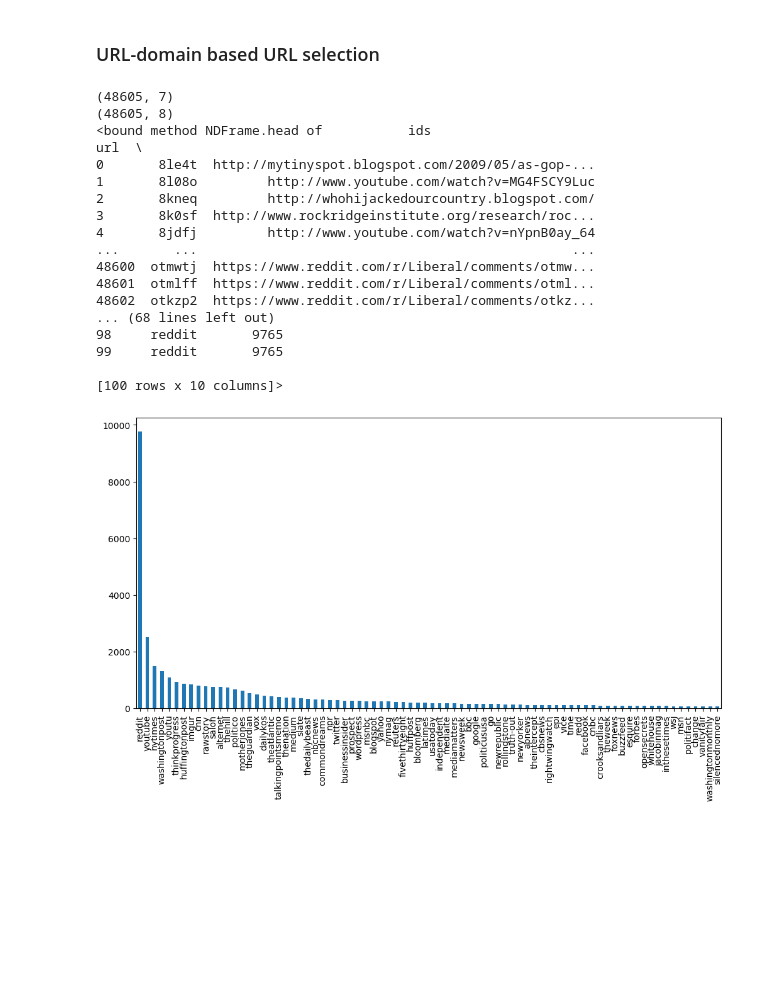
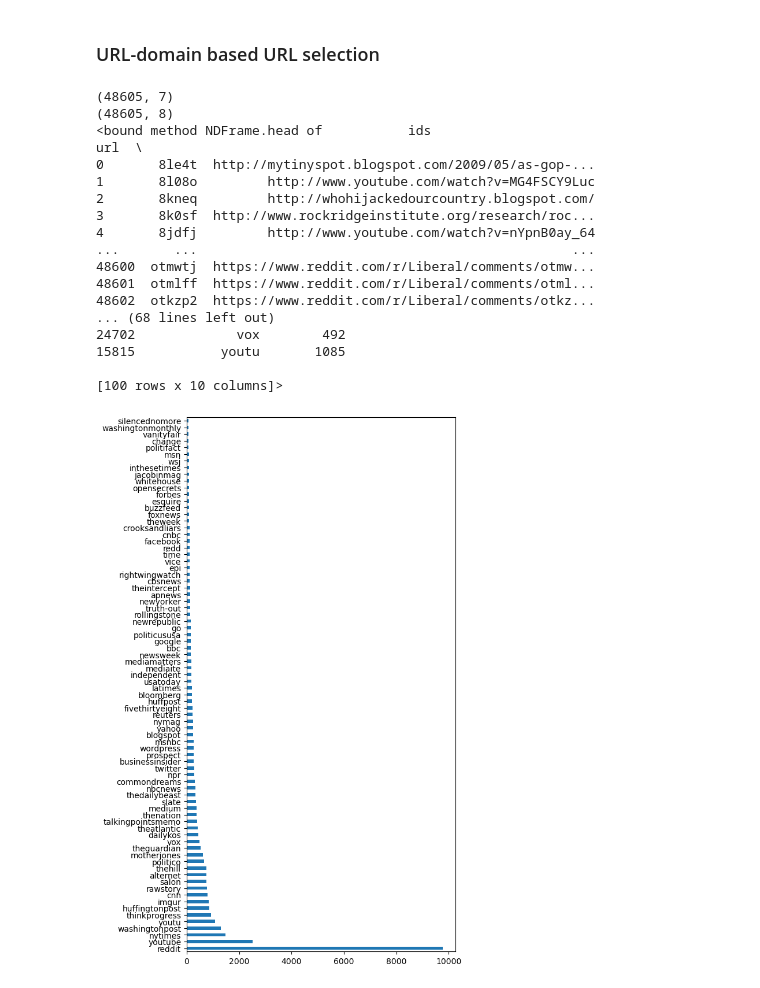
Before and after one commit to ADCLab/RedditIdeologyDB, a Jupyter notebook: Exploratory Data Analysis.ipynb, the cells around one changed output. Cells and saved outputs as stored; diff of their text form; code cells hidden in the pictures; blank space fills up the shorter version.

Commit message:
random sample 100

```diff
--- a/Exploratory Data Analysis.ipynb
+++ b/Exploratory Data Analysis.ipynb
@@ -104,9 +150,9 @@ def get_domain_ordered_URLs(df, n):
     df['Frequency'] = df.groupby('url_domain')['url_domain'].transform('count')
     df = df.sort_values('Frequency', ascending=False)
     df = df.reset_index()
-    df_domainFreq_topn = df[:n]
+    df_domainFreq_samplen = df.sample(n, random_state=42)
 
-    return df, df_domainFreq_topn
+    return df, df_domainFreq_samplen
 # %%
 # Liberal data
 lib_df = pd.read_csv("../ids_urls_submission_Liberal_from_1241293173_to_1628308799.csv")
@@ -117,12 +163,12 @@ print(lib_domain_df.shape)
 print(lib_domain_df.head)
 lib_domain_df.to_csv("../ids_urls_submission_Liberal_from_1241293173_to_1628308799_domainAdded.csv")
 
-lib_df_domainFreq, lib_df_domainFreq_top100 = get_domain_ordered_URLs(df=lib_domain_df, n=100)
+lib_df_domainFreq, lib_df_domainFreq_sample100 = get_domain_ordered_URLs(df=lib_domain_df, n=100)
 print(lib_df_domainFreq.shape)
-print(lib_df_domainFreq_top100.shape)
-print(lib_df_domainFreq_top100.head)
+print(lib_df_domainFreq_sample100.shape)
+print(lib_df_domainFreq_sample100.head)
 lib_df_domainFreq.to_csv("../ids_urls_submission_Liberal_from_1241293173_to_1628308799_domainFreqAdded.csv")
-lib_df_domainFreq_top100.to_csv("../ids_urls_submission_Liberal_from_1241293173_to_1628308799_domainFreqAddedTop100.csv")
+lib_df_domainFreq_top100.to_csv("../ids_urls_submission_Liberal_from_1241293173_to_1628308799_domainFreqAddedSample100.csv")
 # %% [output]
 (48605, 7)
 (48605, 8)
@@ -137,15 +183,15 @@ lib_df_domainFreq_top100.to_csv("../ids_urls_submission_Liberal_from_1241293173_
 48601  otmlff  https://www.reddit.com/r/Liberal/comments/otml...
 48602  otkzp2  https://www.reddit.com/r/Liberal/comments/otkz...
 ... (68 lines left out)
-98     reddit       9765
-99     reddit       9765
+24702             vox        492
+15815           youtu       1085
 
 [100 rows x 10 columns]>
 # %%
 # plot lib url_domain distribution
 # lib_df_domainFreq.url_domain.value_counts()[:100]
-plt.figure(figsize=(12, 6))
-lib_df_domainFreq.url_domain.value_counts()[:80].plot(kind='bar')
+plt.figure(figsize=(6, 12))
+lib_df_domainFreq.url_domain.value_counts()[:80].plot(kind='barh')
 plt.show()
 # %% [output]
-[figure, old version]
+[figure, new version]
```
Also changed, not shown: parts of 9 cells of this notebook.
